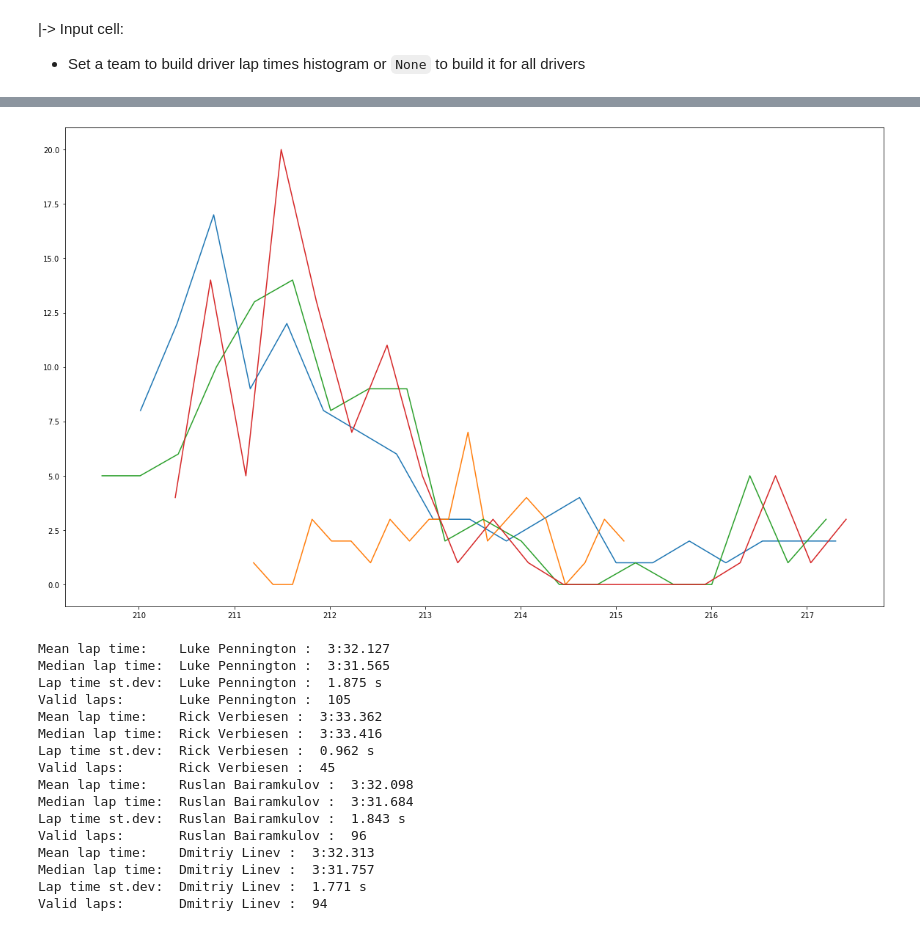
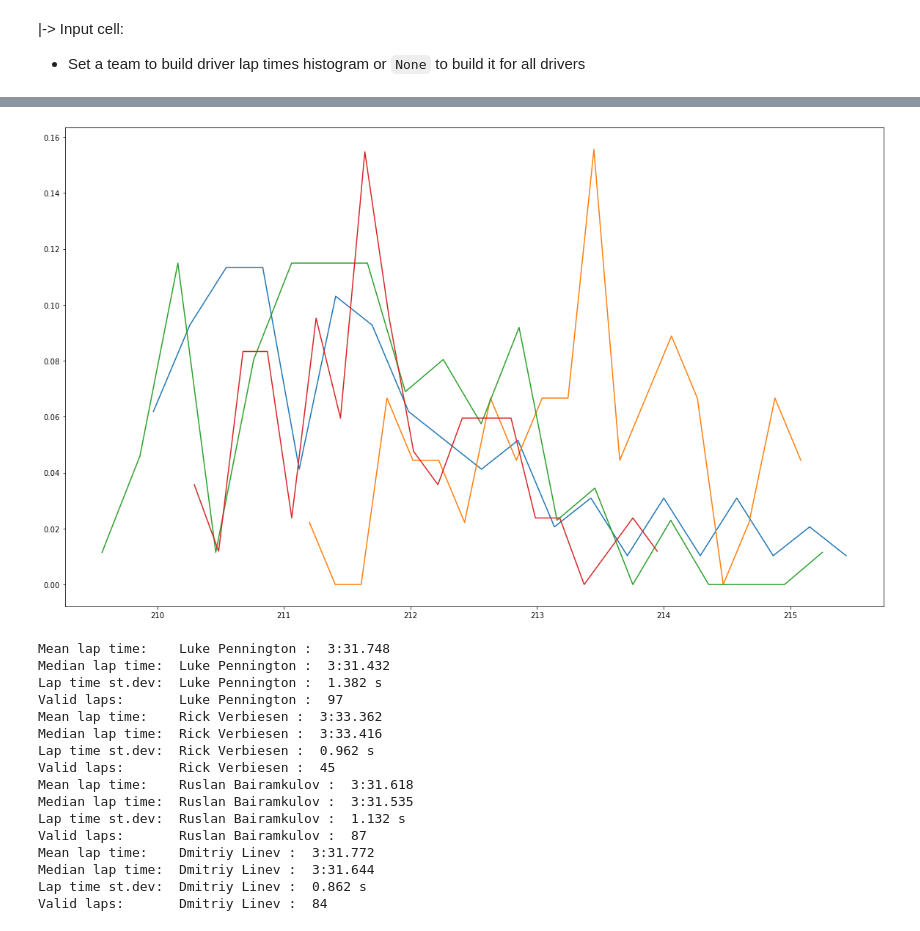
Before and after one commit to BeardedBeaver/iRacingSessionAnalysis, a Jupyter notebook: sessionstats.ipynb, the cells around one changed output, grey strips where cells are left out. Cells and saved outputs as stored; diff of their text form; code cells hidden in the pictures.

```diff
--- a/sessionstats.ipynb
+++ b/sessionstats.ipynb
@@ -54,8 +54,8 @@ Available classes:
  - Set class filter if needed (or `None` if no class filtering required)
  - Set the car you want to flatten a gap graph (or `None` to flatten on a leader). Use driver name for single races and team name for team races
 # %%
-className = 'Dallara P217'
-referenceCar = 'Fuga SimSport LMP2 Black'
+class_name = 'Dallara P217'
+reference_car = 'Fuga SimSport LMP2 Black'
 # %% [markdown]
 Retrieve lap time data for each car in a session and pack it to a pandas dataframe
 # %%
@@ -201,11 +201,11 @@ Basic data is ready, now we can build some nice graphs:
 data = []
 labels = []
 
-grouped = df.groupby(carIdColumn)
-for carId in carIds:
-    labels.append(carId)
-    carResults = grouped.get_group(carId)
-    data.append(carResults['Gap'].values)
+grouped = df.groupby(car_id_column)
+for car_id in car_ids:
+    labels.append(car_id)
+    car_results = grouped.get_group(car_id)
+    data.append(car_results['Gap'].values)
 # %% [markdown]
 Gap graph:
 # %%
@@ -225,34 +225,34 @@ plt.show()
  Input cell:
  - Set a team to build driver lap times histogram or `None` to build it for all drivers
 # %%
-buildHistogramFor = 'Fuga SimSport LMP2 Black'
+build_histogram_for = 'Fuga SimSport LMP2 Black'
 # %%
-if buildHistogramFor == None:
-    if className == None:
+if build_histogram_for == None:
+    if class_name == None:
         drivers = df['Driver name'].unique()
     else:
-        drivers = df[df['Class name'] == className]['Driver name'].unique()
+        drivers = df[df['Class name'] == class_name]['Driver name'].unique()
 else:
-    drivers = df[df['Team name'] == buildHistogramFor]['Driver name'].unique()
+    drivers = df[df['Team name'] == build_histogram_for]['Driver name'].unique()
 
-lapTimes = {}
+lap_times = {}
 
 fastest = 1e+25
 
 for driver in drivers:
-    lapTimes[driver] = df[df['Driver name'] == driver]['Lap time'].tolist()
-    local_fastest = min(lapTimes[driver])
+    lap_times[driver] = df[df['Driver name'] == driver]['Lap time'].tolist()
+    local_fastest = min(lap_times[driver])
     fastest = min(fastest, local_fastest)
 
 for driver in drivers:
-    times = lapTimes[driver]
-    lapTimes[driver] = [t for t in times if t <= fastest * 1.04]
+    times = lap_times[driver]
+    lap_times[driver] = [t for t in times if t <= fastest * 1.03]
 
 
-driverNames = list(lapTimes.keys())
-driverLapTimes = list(lapTimes.values())
+driver_names = list(lap_times.keys())
+driver_lap_times = list(lap_times.values())
 
-plt.hist(driverLapTimes, label=driverNames)
+plt.hist(driver_lap_times, label=driver_names)
 plt.legend()
 
 plt.show()
@@ -261,12 +261,12 @@ plt.show()
 # %%
 for driver in drivers:
-    data = np.asarray(lapTimes[driver])
+    data = np.asarray(lap_times[driver])
     y, bin_edges = np.histogram(data, bins=20)
-    y = y / data.shape[0]
+    y = y / len(lap_times[driver])
     bin_centers = 0.5 * (bin_edges[1:] + bin_edges[:-1])
     plt.plot(bin_centers, y)
 
 plt.show()
 # %% [output]
-[figure, old version]
+[figure, new version]
 # %%
@@ -276,25 +276,25 @@ def secondsToLapTime(t):
     ms = int((t - minutes * 60 - seconds) * 1000)
     return str(minutes) + ":" + str(seconds).zfill(2) + "." + str(ms).zfill(3)
 # %%
-for driver, times in lapTimes.items():
-    print('Mean lap time:   ', driver, ': ', secondsToLapTime(np.mean(times)))
-    print('Median lap time: ', driver, ': ', secondsToLapTime(np.median(times)))
+for driver, times in lap_times.items():
+    print('Mean lap time:   ', driver, ': ', seconds_to_lap_time(np.mean(times)))
+    print('Median lap time: ', driver, ': ', seconds_to_lap_time(np.median(times)))
     print('Lap time st.dev: ', driver, ': ', round(np.std(times), 3), "s")
     print('Valid laps:      ', driver, ': ', len(times))
 # %% [output]
-Mean lap time:    Luke Pennington :  3:32.127
-Median lap time:  Luke Pennington :  3:31.565
-Lap time st.dev:  Luke Pennington :  1.875 s
-Valid laps:       Luke Pennington :  105
+Mean lap time:    Luke Pennington :  3:31.748
+Median lap time:  Luke Pennington :  3:31.432
+Lap time st.dev:  Luke Pennington :  1.382 s
+Valid laps:       Luke Pennington :  97
 Mean lap time:    Rick Verbiesen :  3:33.362
 Median lap time:  Rick Verbiesen :  3:33.416
 Lap time st.dev:  Rick Verbiesen :  0.962 s
 Valid laps:       Rick Verbiesen :  45
-Mean lap time:    Ruslan Bairamkulov :  3:32.098
-Median lap time:  Ruslan Bairamkulov :  3:31.684
-Lap time st.dev:  Ruslan Bairamkulov :  1.843 s
-Valid laps:       Ruslan Bairamkulov :  96
-Mean lap time:    Dmitriy Linev :  3:32.313
-Median lap time:  Dmitriy Linev :  3:31.757
-Lap time st.dev:  Dmitriy Linev :  1.771 s
-Valid laps:       Dmitriy Linev :  94
+Mean lap time:    Ruslan Bairamkulov :  3:31.618
+Median lap time:  Ruslan Bairamkulov :  3:31.535
+Lap time st.dev:  Ruslan Bairamkulov :  1.132 s
+Valid laps:       Ruslan Bairamkulov :  87
+Mean lap time:    Dmitriy Linev :  3:31.772
+Median lap time:  Dmitriy Linev :  3:31.644
+Lap time st.dev:  Dmitriy Linev :  0.862 s
+Valid laps:       Dmitriy Linev :  84
```
Also changed, not shown: parts of 8 cells of this notebook.
